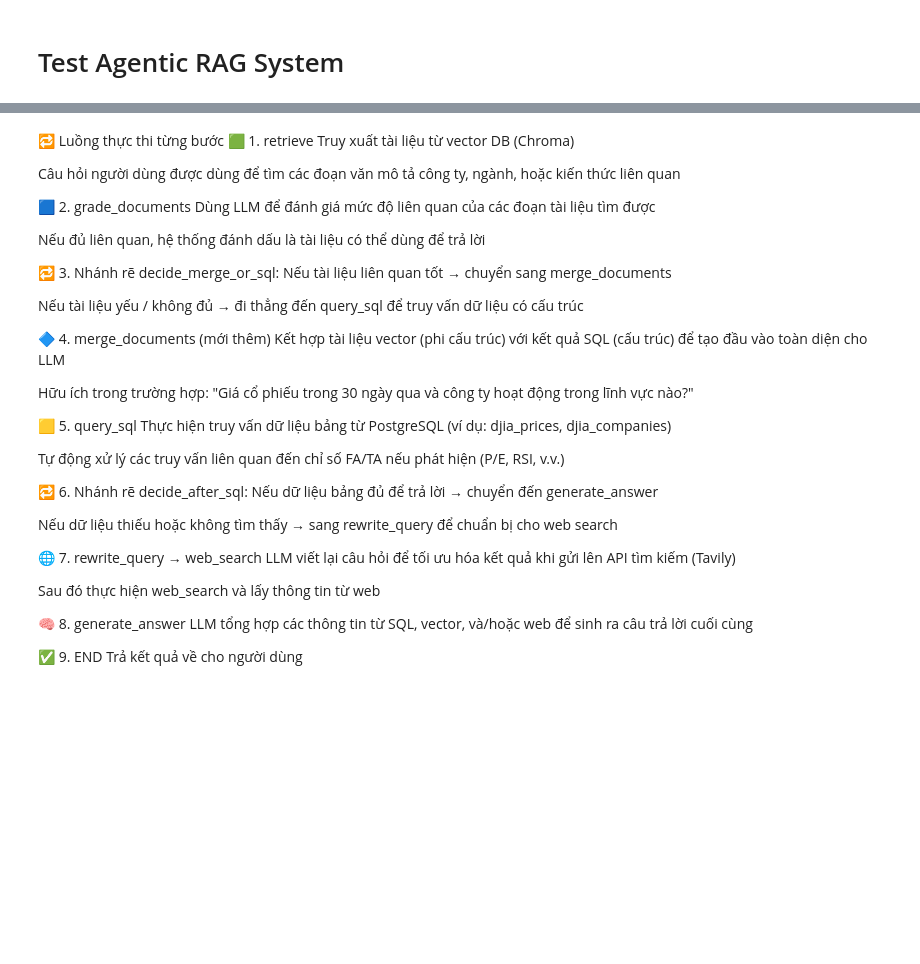
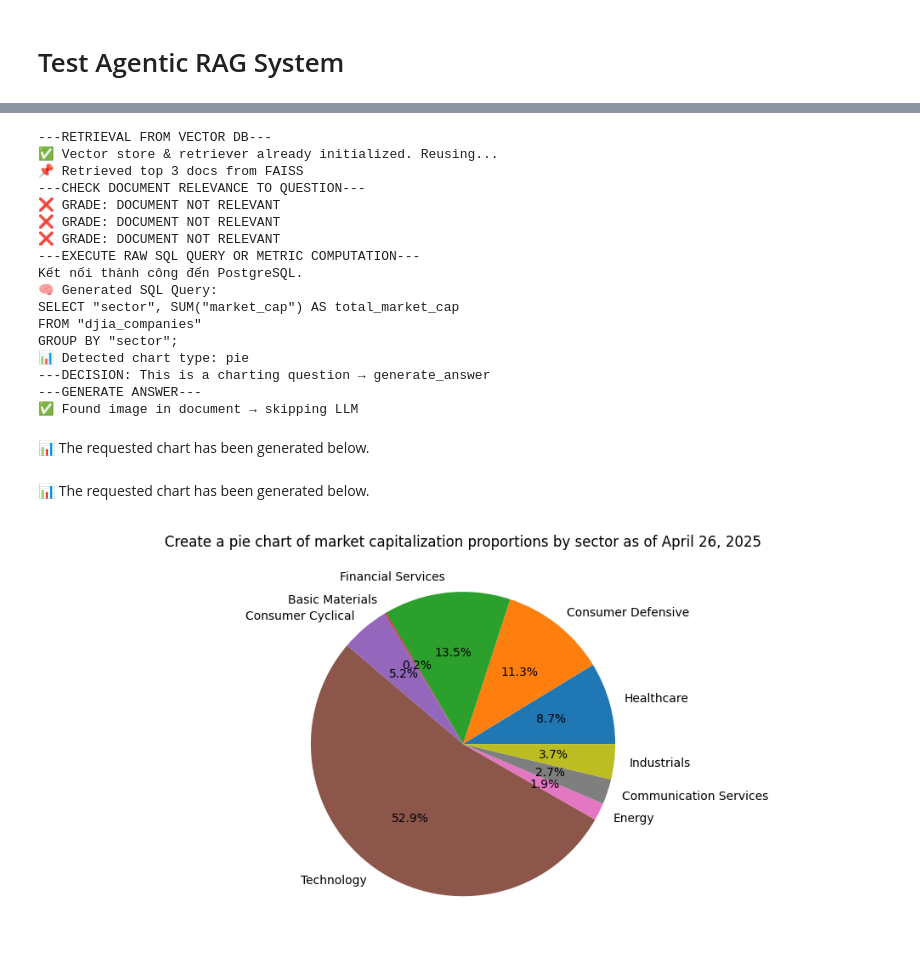
Before and after one commit to HiTranh2504/Agentic-Financial-Information-system-using-Langgraph, a Jupyter notebook: source/langgraph.ipynb, the cells around one changed output, grey strips where cells are left out. Cells and saved outputs as stored; diff of their text form; code cells hidden in the pictures; blank space fills up the shorter version.

```diff
--- a/source/langgraph.ipynb
+++ b/source/langgraph.ipynb
@@ -731,42 +906,26 @@ All these companies have P/E ratios below 20 and, given their large market capit
-# %% [markdown]
-🔁 Luồng thực thi từng bước
-🟩 1. retrieve
-Truy xuất tài liệu từ vector DB (Chroma)
-
-Câu hỏi người dùng được dùng để tìm các đoạn văn mô tả công ty, ngành, hoặc kiến thức liên quan
-
-🟦 2. grade_documents
-Dùng LLM để đánh giá mức độ liên quan của các đoạn tài liệu tìm được
-
-Nếu đủ liên quan, hệ thống đánh dấu là tài liệu có thể dùng để trả lời
-
-🔁 3. Nhánh rẽ decide_merge_or_sql:
-Nếu tài liệu liên quan tốt → chuyển sang merge_documents
-
-Nếu tài liệu yếu / không đủ → đi thẳng đến query_sql để truy vấn dữ liệu có cấu trúc
-
-🔷 4. merge_documents (mới thêm)
-Kết hợp tài liệu vector (phi cấu trúc) với kết quả SQL (cấu trúc) để tạo đầu vào toàn diện cho LLM
-
-Hữu ích trong trường hợp: "Giá cổ phiếu trong 30 ngày qua và công ty hoạt động trong lĩnh vực nào?"
-
-🟨 5. query_sql
-Thực hiện truy vấn dữ liệu bảng từ PostgreSQL (ví dụ: djia_prices, djia_companies)
-
-Tự động xử lý các truy vấn liên quan đến chỉ số FA/TA nếu phát hiện (P/E, RSI, v.v.)
-
-🔁 6. Nhánh rẽ decide_after_sql:
-Nếu dữ liệu bảng đủ để trả lời → chuyển đến generate_answer
-
-Nếu dữ liệu thiếu hoặc không tìm thấy → sang rewrite_query để chuẩn bị cho web search
-
-🌐 7. rewrite_query → web_search
-LLM viết lại câu hỏi để tối ưu hóa kết quả khi gửi lên API tìm kiếm (Tavily)
-
-Sau đó thực hiện web_search và lấy thông tin từ web
-
-🧠 8. generate_answer
-LLM tổng hợp các thông tin từ SQL, vector, và/hoặc web để sinh ra câu trả lời cuối cùng
-
-✅ 9. END
-Trả kết quả về cho người dùng
+# %%
+query = "Create a pie chart of market capitalization proportions by sector as of April 26, 2025"
+response = agentic_rag.invoke({"question": query})
+display(Markdown(response['generation']))
+show_result(response)
+# %% [output]
+---RETRIEVAL FROM VECTOR DB---
+✅ Vector store & retriever already initialized. Reusing...
+📌 Retrieved top 3 docs from FAISS
+---CHECK DOCUMENT RELEVANCE TO QUESTION---
+❌ GRADE: DOCUMENT NOT RELEVANT
+❌ GRADE: DOCUMENT NOT RELEVANT
+❌ GRADE: DOCUMENT NOT RELEVANT
+---EXECUTE RAW SQL QUERY OR METRIC COMPUTATION---
+Kết nối thành công đến PostgreSQL.
+🧠 Generated SQL Query:
+SELECT "sector", SUM("market_cap") AS total_market_cap
+FROM "djia_companies"
+GROUP BY "sector";
+📊 Detected chart type: pie
+---DECISION: This is a charting question → generate_answer
+---GENERATE ANSWER---
+✅ Found image in document → skipping LLM
+📊 The requested chart has been generated below.
+📊 The requested chart has been generated below.
+[figure, added]
```
Also changed, not shown: parts of 30 cells of this notebook, 29 other files.
